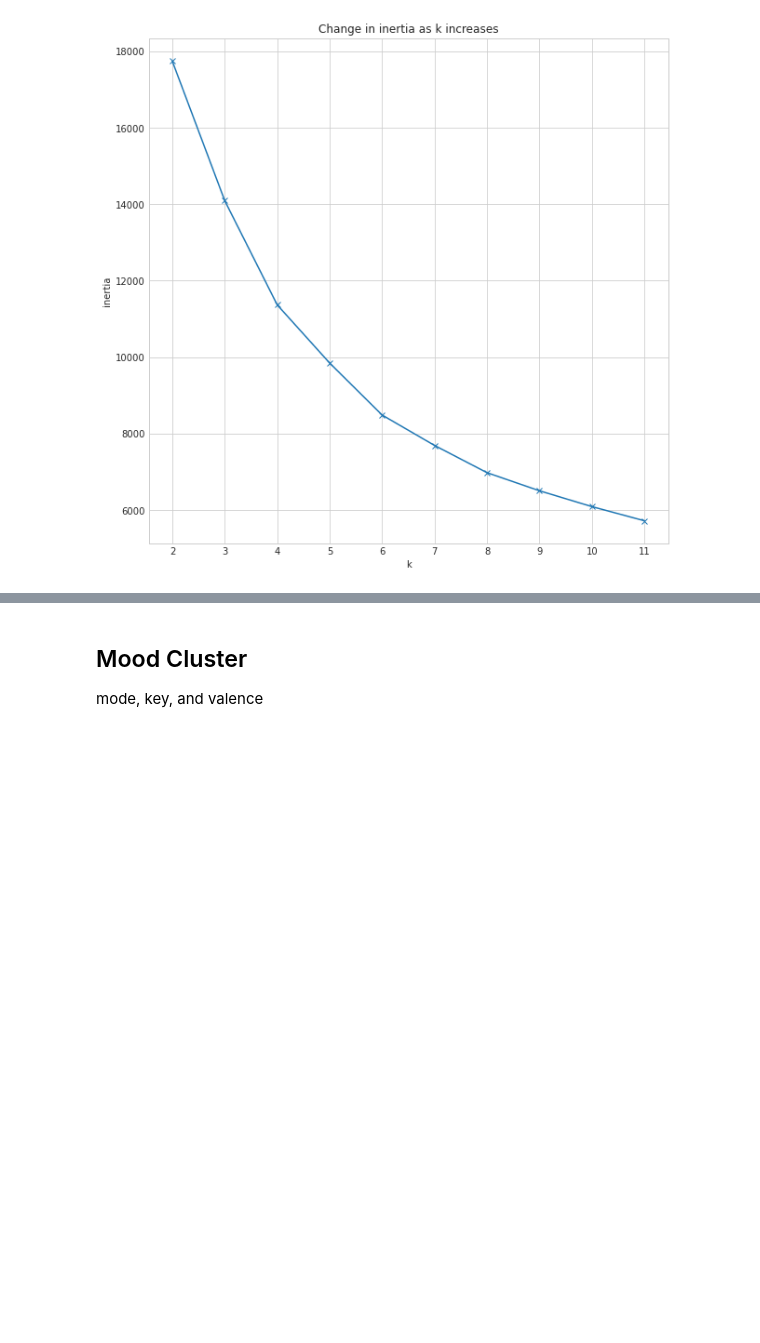
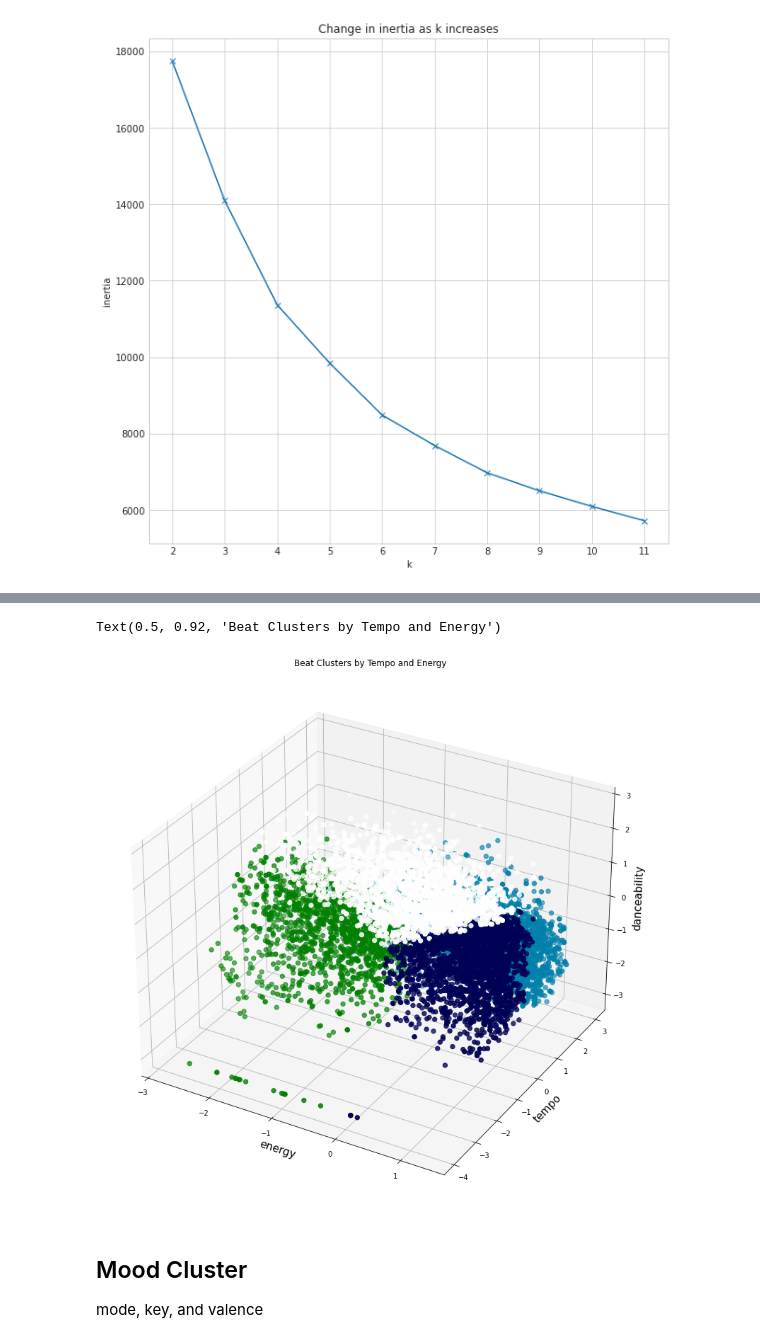
Before and after one commit to wheelerjoshua/spotify_classification_project, a Jupyter notebook: explore_notebook.ipynb, the cells around one changed output, grey strips where cells are left out. Drawn from its saved outputs; the diff is of its cells as text; code cells hidden in the pictures; blank space fills up the shorter version.

```diff
--- a/explore_notebook.ipynb
+++ b/explore_notebook.ipynb
@@ -172,3 +204,25 @@ plt.legend(loc = 'upper right')
+# %%
+# plt.figure(figsize = (14,14))
+fig = plt.figure(figsize = (14,14))
+ax = fig.add_subplot(111, projection = '3d')
+
+x = X_train_beat_cluster.energy
+y = X_train_beat_cluster.tempo
+z = X_train_beat_cluster.danceability
+ax.scatter(x,y,z, c=X_train_beat_cluster.beat_cluster, s = 40, cmap='ocean')
+# ax.legend()
+ax.set_xlabel('energy', fontsize = 15)
+ax.set_ylabel('tempo',fontsize = 15)
+ax.set_zlabel('danceability',fontsize = 15)
+plt.title('Beat Clusters by Tempo and Energy')
+
+# sns.scatterplot(data = X_train_beat_cluster, x = 'energy', y = 'danceability', z = 'tempo', hue = 'beat_cluster', s = 100, alpha = 0.7, palette=['springgreen','lime','green','silver'])
+# centroids.plot.scatter(x='energy',y='danceability', z = 'tempo', ax = plt.gca(), color = 'black', s=300, label = 'centroid')
+# plt.legend(loc = 'upper left')
+# plt.show()
+# %% [output]
+Text(0.5, 0.92, 'Beat Clusters by Tempo and Energy')
+[figure, added]
 # %% [markdown]
 ## Mood Cluster
 
```
Also changed, not shown: parts of 11 cells of this notebook, 2 other files.
